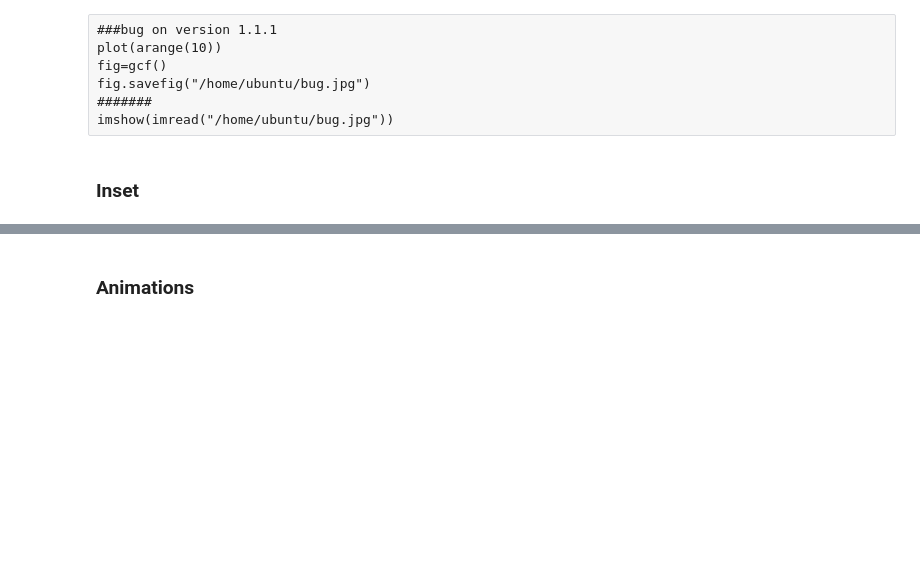
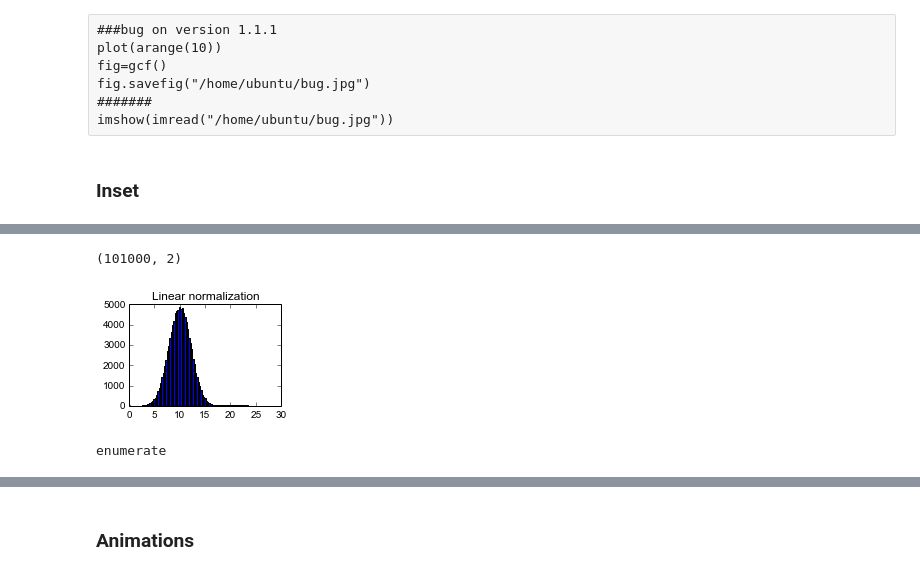
Before and after one commit to BioXiao/Python4DataScience, a Jupyter notebook: 03.Matplotlib.ipynb, the cells around one changed output, grey strips where cells are left out. Saved outputs shown, nothing was run; the diff lists cells and outputs as text; code cells hidden in the pictures; blank space fills up the shorter version.

Commit message:
normalization, enumerate , 03

```diff
--- a/03.Matplotlib.ipynb
+++ b/03.Matplotlib.ipynb
@@ -439,0 +450,23 @@ plt.ylabel("count", size=6)
+# %%
+data = np.vstack([multivariate_normal([10, 10], [[3, 5],[4, 2]], size=100000),
+                  multivariate_normal([30, 20], [[2, 3],[1, 3]], size=1000)
+                 ])
+# %%
+data.shape
+# %% [output]
+(101000, 2)
+# %%
+gammas = [0.8, 0.5, 0.3]
+xgrid = np.floor((len(gammas) + 1.) / 2)
+ygrid = np.ceil((len(gammas) + 1.) / 2)
+# %%
+plt.subplot(xgrid, ygrid, 1)
+plt.title('Linear normalization')
+plt.hist(data[:,1], bins=100);## important !! semi-colon
+# %% [output]
+[figure, added]
+# %%
+e=enumerate(gammas)
+type(e)
+# %% [output]
+enumerate
```
Also changed, not shown: parts of 5 cells of this notebook.
